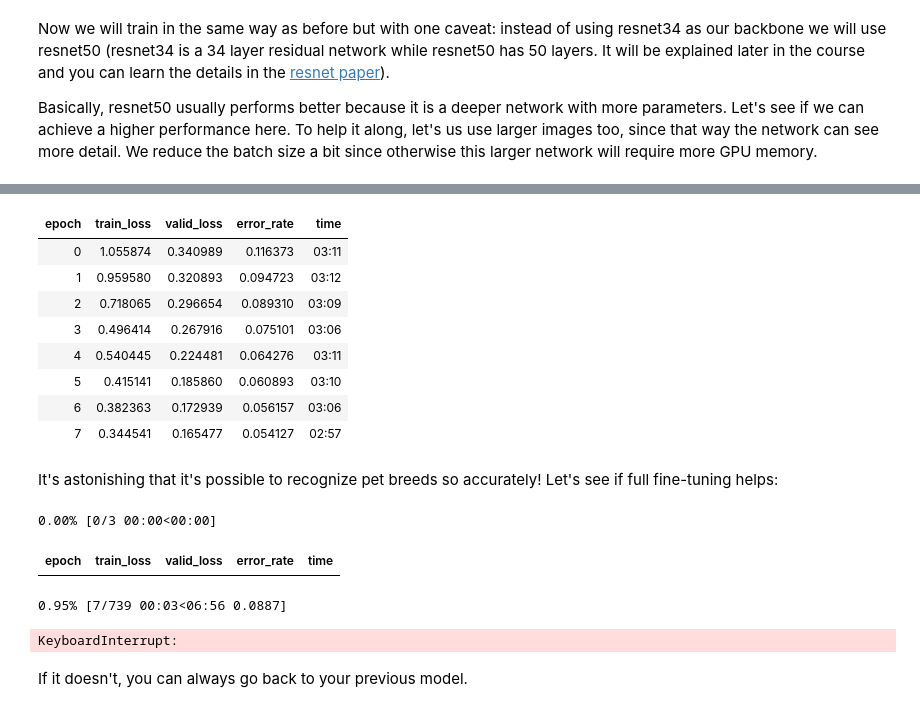
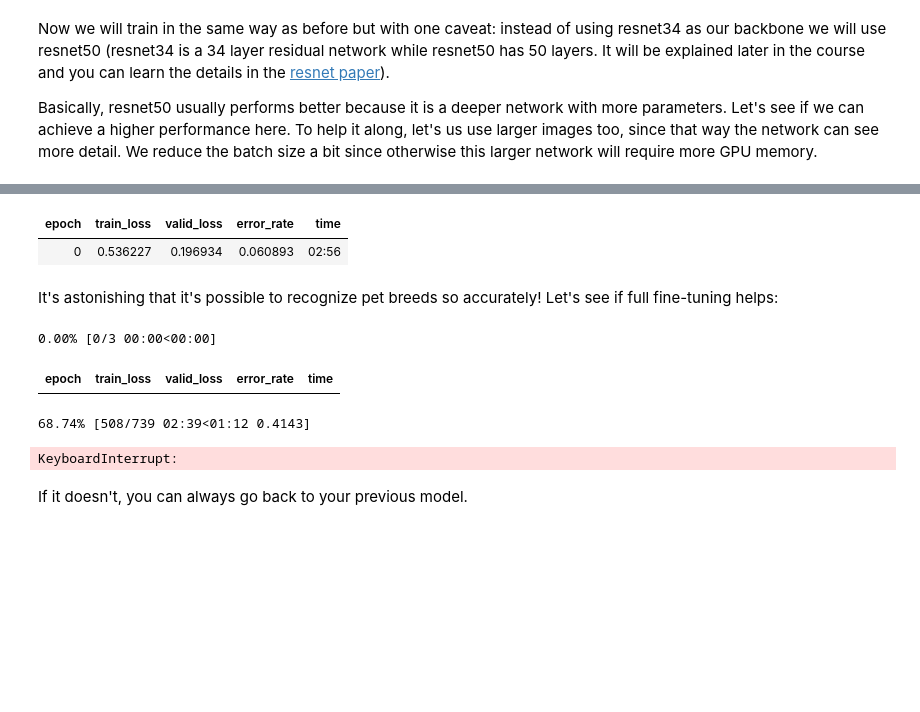
Before and after one commit to josiahls/FastaiWorkshop, a Jupyter notebook: fastai_worshop/notebooks/Part 2 [Medium Image Classification].ipynb, the cells around one changed output, grey strips where cells are left out. Drawn from its saved outputs; the diff is of its cells as text; code cells hidden in the pictures; blank space fills up the shorter version.

```diff
--- a/fastai_worshop/notebooks/Part 2 [Medium Image Classification].ipynb
+++ b/fastai_worshop/notebooks/Part 2 [Medium Image Classification].ipynb
@@ -216,15 +220,8 @@ LR Finder is complete, type {learner_name}.recorder.plot() to see the graph.
 # %%
-learn.fit_one_cycle(8)
+learn.fit_one_cycle(1)
 # %% [output]
 | epoch | train_loss | valid_loss | error_rate | time |
-| 0 | 1.055874 | 0.340989 | 0.116373 | 03:11 |
-| 1 | 0.959580 | 0.320893 | 0.094723 | 03:12 |
-| 2 | 0.718065 | 0.296654 | 0.089310 | 03:09 |
-| 3 | 0.496414 | 0.267916 | 0.075101 | 03:06 |
-| 4 | 0.540445 | 0.224481 | 0.064276 | 03:11 |
-| 5 | 0.415141 | 0.185860 | 0.060893 | 03:10 |
-| 6 | 0.382363 | 0.172939 | 0.056157 | 03:06 |
-| 7 | 0.344541 | 0.165477 | 0.054127 | 02:57 |
+| 0 | 0.536227 | 0.196934 | 0.060893 | 02:56 |
 # %%
 learn.save('stage-1-50')
 # %% [markdown]
@@ -236,7 +233,7 @@ learn.fit_one_cycle(3, max_lr=slice(1e-6,1e-4))
 # %% [output]
 0.00% [0/3 00:00<00:00]
 | epoch | train_loss | valid_loss | error_rate | time |
-0.95% [7/739 00:03<06:56 0.0887]
+68.74% [508/739 02:39<01:12 0.4143]
 KeyboardInterrupt:
 # %% [markdown]
 If it doesn't, you can always go back to your previous model.
```
Also changed, not shown: parts of 27 cells of this notebook, 4 other files.
